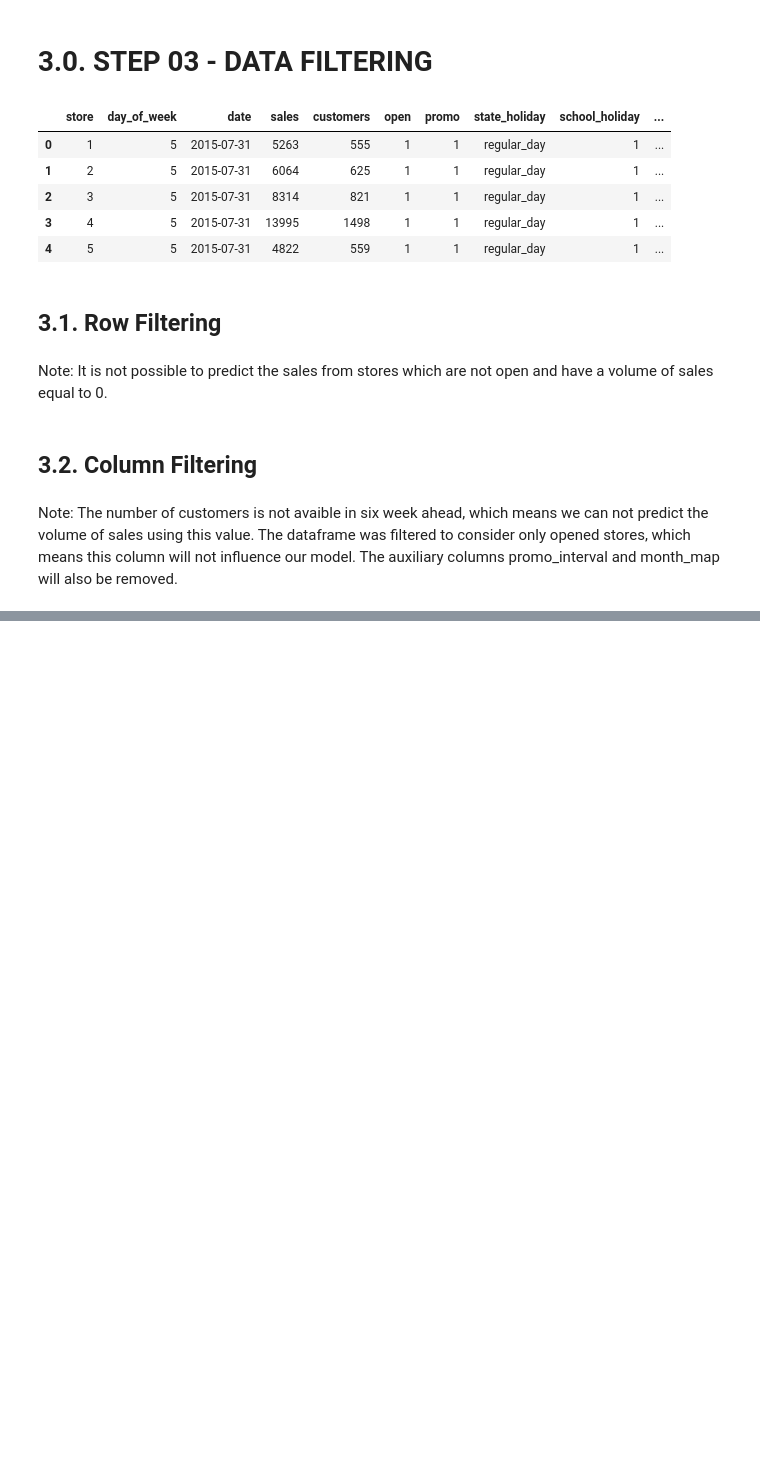
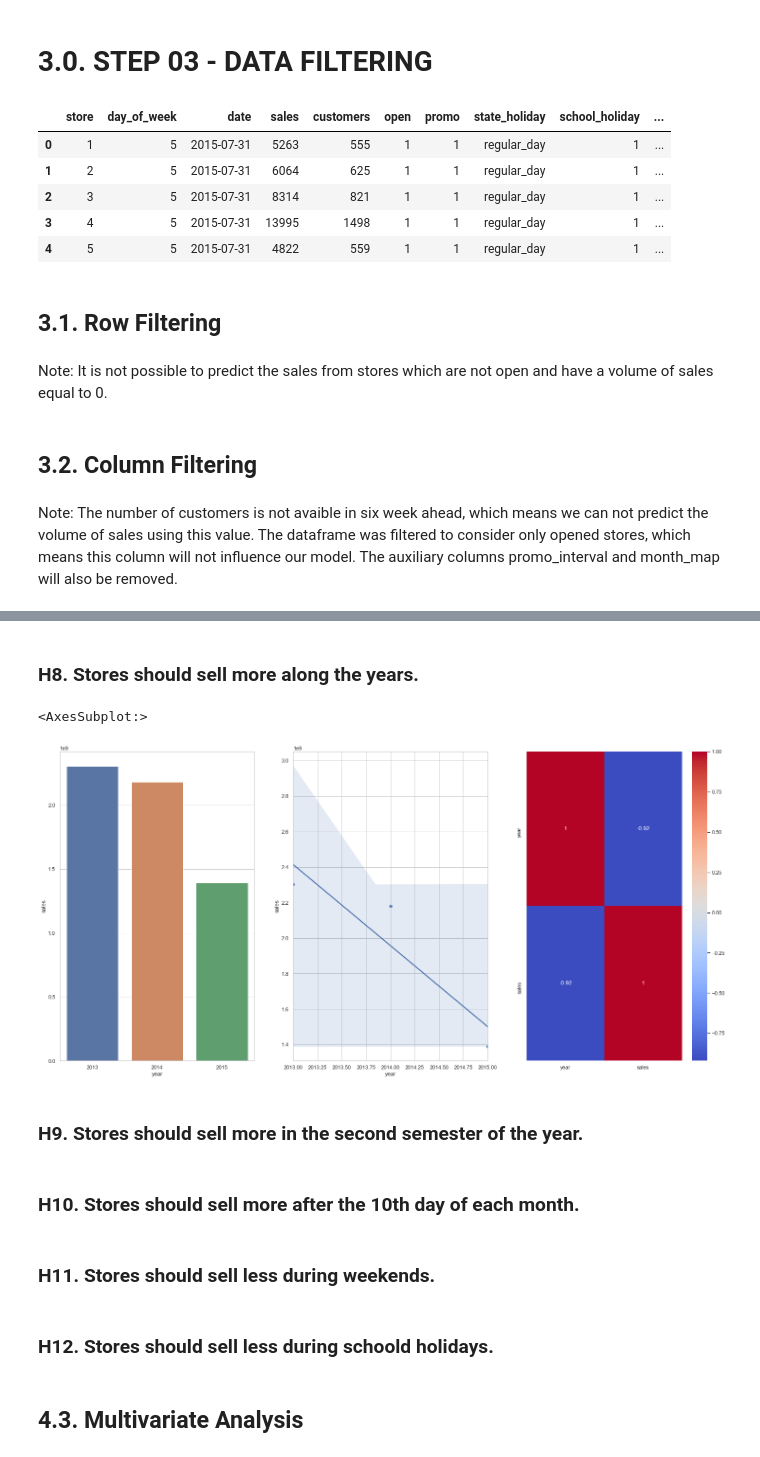
Before and after one commit to DCraveiro/Rossmann-Sales-Prediction, a Jupyter notebook: m04_v01_store_sales_prediction.ipynb, the cells around one changed output, grey strips where cells are left out. Saved outputs shown, nothing was run; the diff lists cells and outputs as text; code cells hidden in the pictures; blank space fills up the shorter version.

```diff
--- a/m04_v01_store_sales_prediction.ipynb
+++ b/m04_v01_store_sales_prediction.ipynb
@@ -700,0 +714,26 @@ ax.legend(labels=['regular & extended','regular'])
+# %% [markdown]
+### **H8.** Stores should sell more along the years.
+# %%
+aux1 = df4[['year', 'sales']].groupby(['year']).sum().reset_index()
+
+plt.subplot(1,3,1)
+sns.barplot(x='year', y='sales', data=aux1);
+
+plt.subplot(1,3,2)
+sns.regplot(x='year', y='sales', data=aux1);
+
+plt.subplot(1,3,3)
+sns.heatmap(aux1.corr(method='pearson'), annot=True, cmap='coolwarm')
+# %% [output]
+<AxesSubplot:>
+[figure, added]
+# %% [markdown]
+### **H9.** Stores should sell more in the second semester of the year.
+# %% [markdown]
+### **H10.** Stores should sell more after the 10th day of each month.
+# %% [markdown]
+### **H11.** Stores should sell less during weekends.
+# %% [markdown]
+### **H12.** Stores should sell less during schoold holidays.
+# %% [markdown]
+## 4.3. Multivariate Analysis
```
Also changed, not shown: parts of 49 cells of this notebook.
